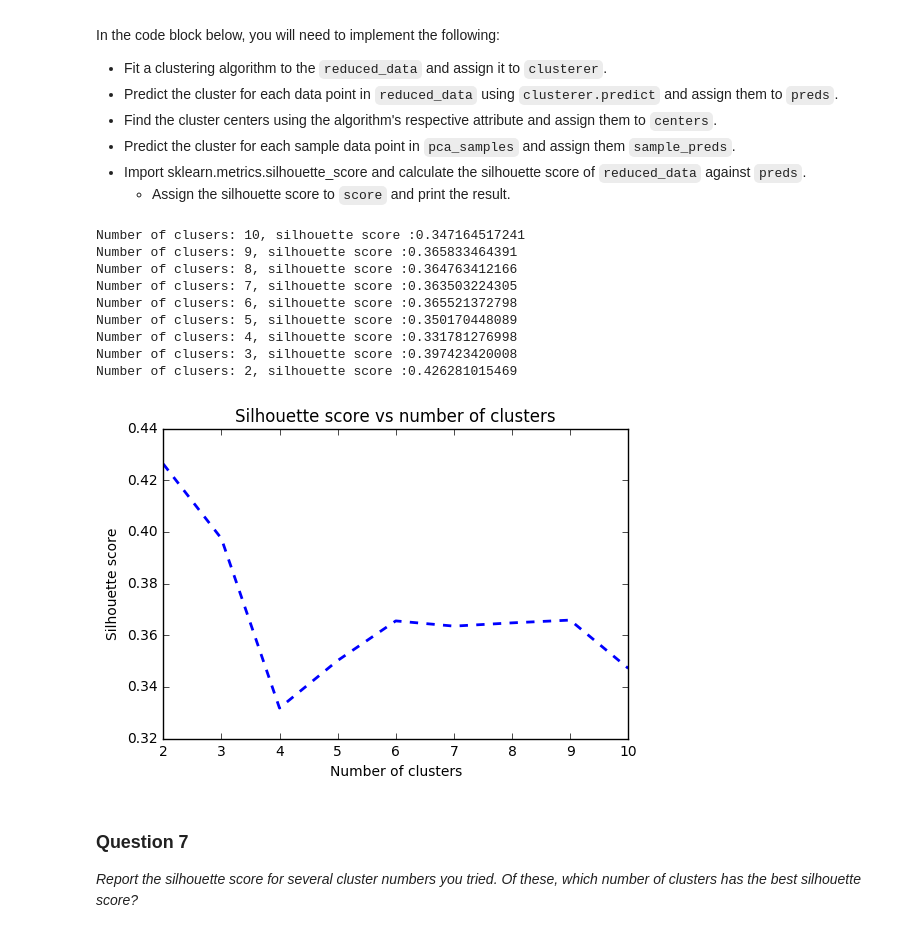
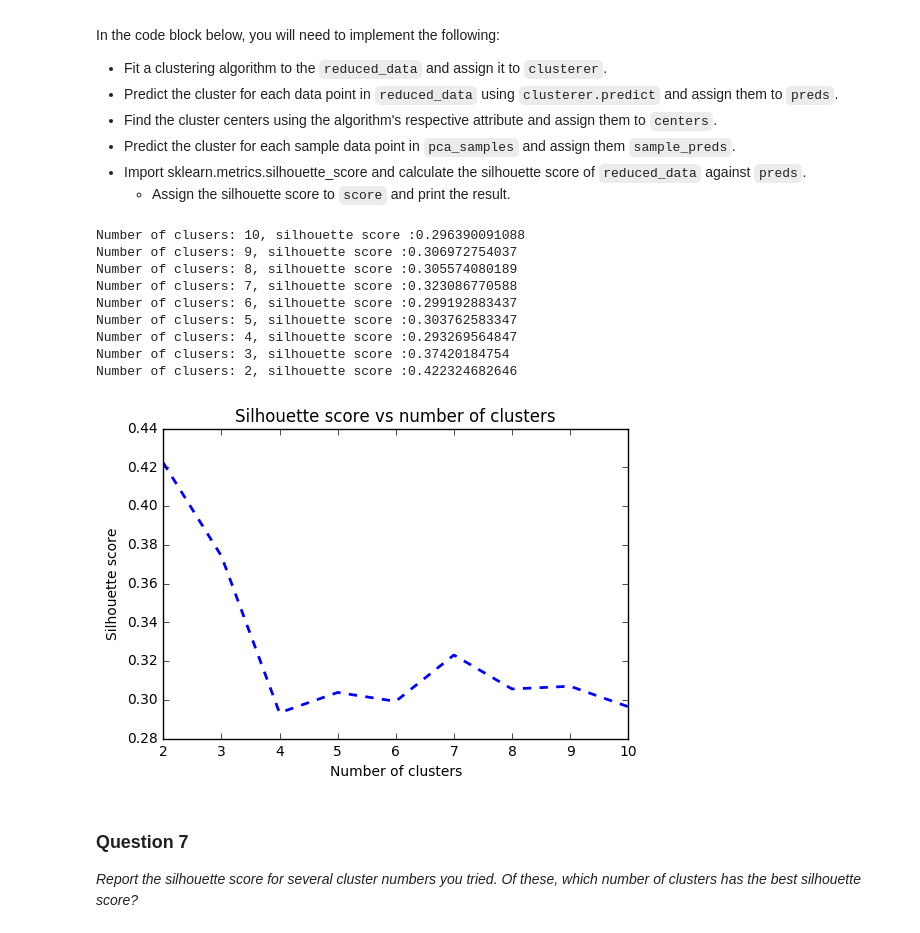
Before and after one commit to ginberg/customer_segments, a Jupyter notebook: customer_segments.ipynb, the cells around one changed output. Saved outputs shown, nothing was run; the diff lists cells and outputs as text; code cells hidden in the pictures.

```diff
--- a/customer_segments.ipynb
+++ b/customer_segments.ipynb
@@ -66,13 +66,13 @@ display(data.describe())
 ### Implementation: Selecting Samples
 To get a better understanding of the customers and how their data will transform through the analysis, it would be best to select a few sample data points and explore them in more detail. In the code block below, add **three** indices of your choice to the `indices` list which will represent the customers to track. It is suggested to try different sets of samples until you obtain customers that vary significantly from one another.
 # %%
+#determine some indexes to find different customers
+maxGroceryIndex = data[data['Grocery'] == np.max(data['Grocery'])].index
 minFreshIndex = data[data['Fresh'] == np.min(data['Fresh'])].index
-maxFrozenIndex = data[data['Frozen'] == np.max(data['Frozen'])].index
-print maxFrozenIndex
-
+minDetergentsPaperIndex = data[data['Detergents_Paper'] == np.min(data['Detergents_Paper'])].index
 
 # Select three indices of your choice you wish to sample from the dataset
-indices = [0, 201, 439]
+indices = [maxGroceryIndex[0], minFreshIndex[0], minDetergentsPaperIndex[1]]
 
 # Create a DataFrame of the chosen samples
 samples = pd.DataFrame(data.loc[indices], columns = data.keys()).reset_index(drop = True)
@@ -234,7 +230,10 @@ outliersSorted = sorted(outlierDict.items(), key=itemgetter(1),reverse=True)
 print "Customers with multiple outliers ({}) will be removed from the data".format(outliersSorted)
 
 # Select the indices for data points you wish to remove
-outliers  = [outlierDict.keys()]
+outliers  = outlierDict.keys()
+
+# Check if outliers in samples
+assert any(x in indices for x in outliers) == False, "Outliers should not be part of samples!"
 
 # Remove the outliers, if any were specified
 good_data = log_data.drop(log_data.index[outliers]).reset_index(drop = True)
@@ -416,48 +425,48 @@ In the code block below, you will need to implement the following:
  - Import sklearn.metrics.silhouette_score and calculate the silhouette score of `reduced_data` against `preds`.
    - Assign the silhouette score to `score` and print the result.
 # %%
-from sklearn.cluster import KMeans
+from sklearn.mixture import GaussianMixture
 from sklearn.metrics import silhouette_score
 import matplotlib.pyplot as plt
 
 scores = {}
 # Looping with number of clusters as index. I am looping backwards, because the score is best for 2 clusters
 # and I want to save some variables for that configuration!
 for i in range(10, 1, -1):
     # Apply your clustering algorithm of choice to the reduced data
-    clusterer = KMeans(n_clusters = i, random_state = ran_state).fit(reduced_data)
+    clusterer = GaussianMixture(n_components = i, random_state = ran_state).fit(reduced_data)
 
     # Predict the cluster for each data point
     preds = clusterer.predict(reduced_data)
 
     # Find the cluster centers
-    centers = clusterer.cluster_centers_
+    centers = clusterer.means_
 
     # Predict the cluster for each transformed sample data point
     sample_preds = clusterer.predict(pca_samples)
 
     # Calculate the mean silhouette coefficient for the number of clusters chosen
     score = silhouette_score(reduced_data, preds)
     scores[i] = score
     print "Number of clusers: {}, silhouette score :{}".format(i,score)
 
 # plot scores
 plt.plot(scores.keys(), scores.values(), '--', linewidth=2)
 plt.xlabel('Number of clusters')
 plt.ylabel('Silhouette score')
 plt.title('Silhouette score vs number of clusters')
 plt.show()
 # %% [output]
-Number of clusers: 10, silhouette score :0.347164517241
-Number of clusers: 9, silhouette score :0.365833464391
-Number of clusers: 8, silhouette score :0.364763412166
-Number of clusers: 7, silhouette score :0.363503224305
-Number of clusers: 6, silhouette score :0.365521372798
-Number of clusers: 5, silhouette score :0.350170448089
-Number of clusers: 4, silhouette score :0.331781276998
-Number of clusers: 3, silhouette score :0.397423420008
-Number of clusers: 2, silhouette score :0.426281015469
+Number of clusers: 10, silhouette score :0.296390091088
+Number of clusers: 9, silhouette score :0.306972754037
+Number of clusers: 8, silhouette score :0.305574080189
+Number of clusers: 7, silhouette score :0.323086770588
+Number of clusers: 6, silhouette score :0.299192883437
+Number of clusers: 5, silhouette score :0.303762583347
+Number of clusers: 4, silhouette score :0.293269564847
+Number of clusers: 3, silhouette score :0.37420184754
+Number of clusers: 2, silhouette score :0.422324682646
-[figure, old version]
+[figure, new version]
 # %% [markdown]
 ### Question 7
 *Report the silhouette score for several cluster numbers you tried. Of these, which number of clusters has the best silhouette score?*
```
Also changed, not shown: parts of 25 cells of this notebook, 1 other file.
